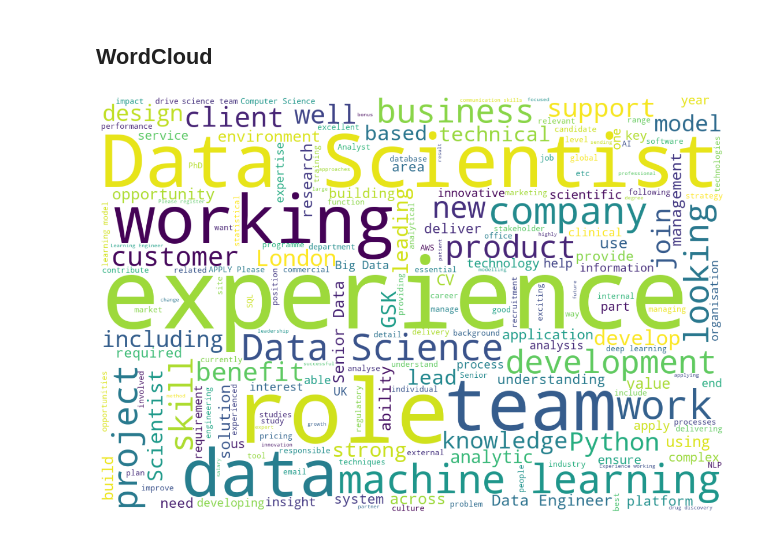
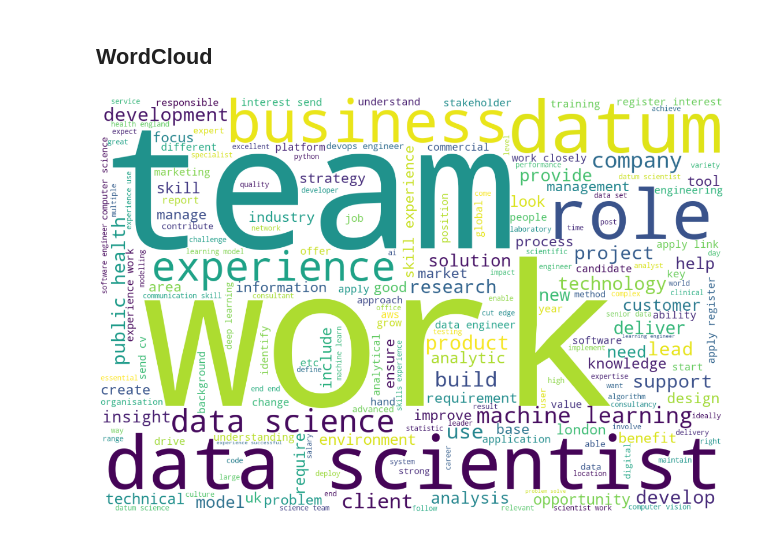
Before and after one commit to RaffaToSpace/Job_ads_scraping_nlp, a Jupyter notebook: job_ads_nlp.ipynb, the cells around one changed output. Saved outputs shown, nothing was run; the diff lists cells and outputs as text; code cells hidden in the pictures.

Commit message:
Data analysis and nlp notebook: polishing and minor changes

```diff
--- a/job_ads_nlp.ipynb
+++ b/job_ads_nlp.ipynb
@@ -53,6 +80,7 @@ description_text_stem = [[porter.stem(word) for word in text] for text in descri
 separator = ' '
 descriptions_lem = [separator.join(text) for text in description_text_lem]
 descriptions_stem = [separator.join(text) for text in description_text_stem]
+descriptions_lem_spacy = [separator.join(text) for text in description_text_lem_spacy]
 # %% [markdown]
 ### Examples with Stemming and Lemmatisation
 ### _Original text_
@@ -471,24 +514,3 @@ plt.savefig('data/senior_barplot.png')
 [figure]
 # %% [markdown]
 ### Mentions of popular skills
-# %%
-python=0
-sql=0
-nlp=0
-deep=0
-check = 0
-total=0
-for desc in descriptions_stem:
-    total+=1
-    if 'python' in desc:
-        python+=1
-    if 'sql' in desc:
-        sql+=1
-    if 'nlp' in desc:
-        nlp+=1
-    if 'deep' in desc:
-        deep+=1
-    if 'python' not in desc and 'sql' not in desc and 'nlp' not in desc and 'deep' not in desc:
-        check+=1
-
-print('python = ',python,'; SQL = ',sql,'; NLP = ',nlp,'; Deep Learning = ',deep,'; None of these = ',check,'; total = ',total)
@@ -496,0 +517,17 @@ python =  143 ; SQL =  80 ; NLP =  26 ; Deep Learning =  43 ; None of these =  7
+# %%
+check = 0
+total=0
+skills_dict = {'python':0, 'sql':0,'rlanguage':0,'nlp':0,'deep':0}
+for desc in descriptions_lem_spacy:
+    total+=1
+    if any(skill in desc for skill in skills_dict) == False:
+        check+=1
+    else:
+        for skill in skills_dict:
+            if skill in desc:
+                skills_dict[skill]+=1
+
+skills_dict['None of these'] = check
+skills_dict['Total'] = total
+
+print(skills_dict)
@@ -637,33 +666,33 @@ plt.savefig('data/job_knowledge_domain_legend.png')
 # %%
 from wordcloud import WordCloud, STOPWORDS
 
 text = ''
-for desc in description_text:
+for desc in descriptions_lem_spacy:
     text+=desc
 
 stopwords = set(STOPWORDS)
 
 additional_stopwords = ['You will ','will be','be','will','You','within']
 for sw in  additional_stopwords:
     stopwords.add(sw)
 # Generate a word cloud image
 
 # Display the generated image:
 # the matplotlib way:
 wordcloud=WordCloud(width = 1200, height = 800,
                 background_color ='white',
                 stopwords = stopwords,
                 min_font_size = 10).generate(text)
 
 # lower max_font_size
 #wordcloud = WordCloud(max_font_size=40).generate(text)
 plt.figure(figsize = (16, 10), facecolor = None)
 plt.imshow(wordcloud)
 plt.axis("off")
 
 plt.tight_layout(pad = 0)
 
-plt.savefig('data/white_wordcloud4.png')
+plt.savefig('data/white_wordcloud_dec20.png')
 plt.show()
 # %% [output]
-[figure, old version]
+[figure, new version]
```
Also changed, not shown: parts of 44 cells of this notebook.
